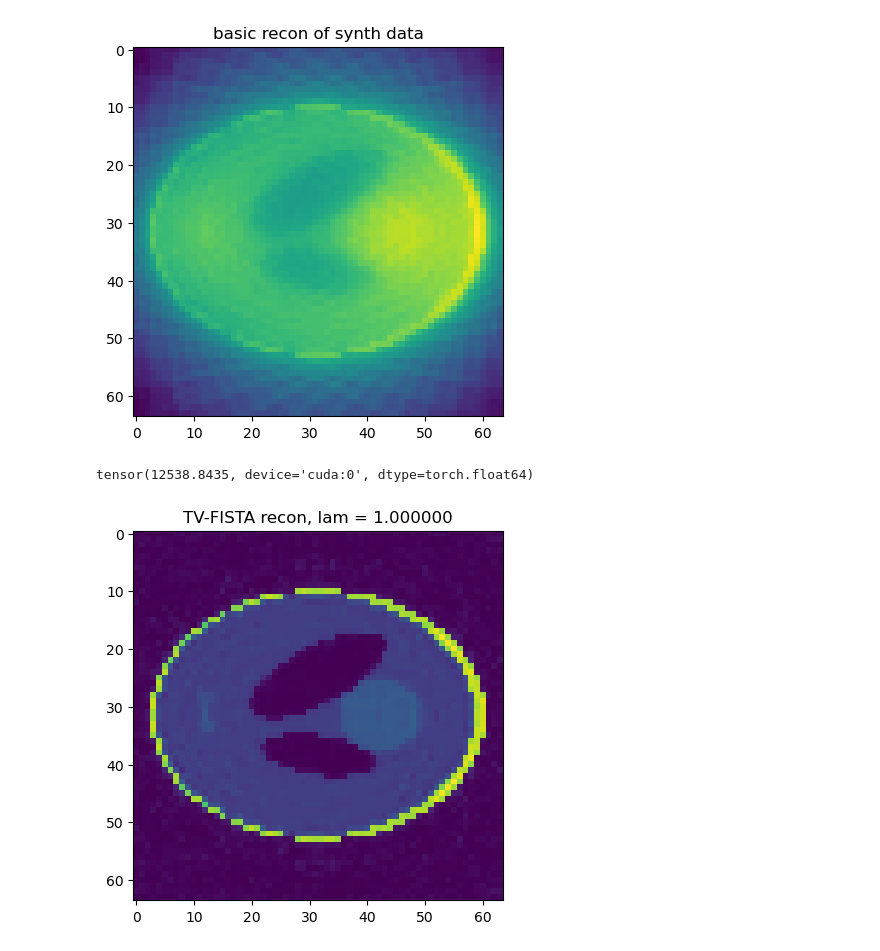
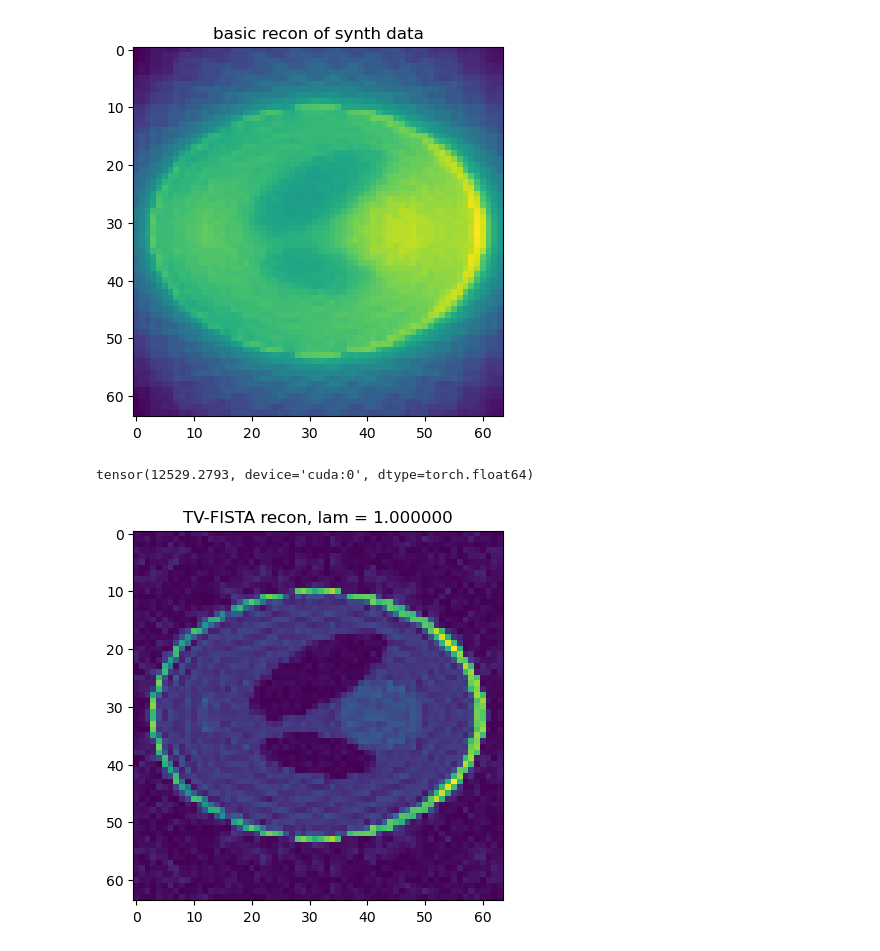
Before and after one commit to fmrifrey/pyrec, a Jupyter notebook: sensetest2d.ipynb, the cells around one changed output. Cells and saved outputs as stored; diff of their text form; code cells hidden in the pictures.

Commit message:
fixed reshapes for torchkbnufft

```diff
--- a/sensetest2d.ipynb
+++ b/sensetest2d.ipynb
@@ -61,16 +61,16 @@ klocs = torch.tensor(klocs).to(device)
 nufft_ob = tkbn.KbNufft(im_size=(N,N),device=device)
 adjnufft_ob = tkbn.KbNufftAdjoint(im_size=(N,N),device=device)
 
-smaps = utils.phantom.simsmaps((N,N,1)).squeeze().to(device)
+smaps = utils.phantom.simsmaps((N,N,1)).squeeze().unsqueeze(0).to(device)
 
 def A_fwd(x):
-    return nufft_ob(x.unsqueeze(0).unsqueeze(0),klocs,smaps=smaps.unsqueeze(0))
+    return nufft_ob(x,klocs,smaps=smaps)
 def A_adj(b):
-    return adjnufft_ob(b,klocs,smaps=smaps.unsqueeze(0)).clone().squeeze()
+    return adjnufft_ob(b,klocs,smaps=smaps)
 
 # show a sense map
 plt.figure(0)
-plt.imshow(np.absolute(smaps[1,:,:].squeeze().cpu().numpy()))
+plt.imshow(np.absolute(smaps[0,0,:,:].squeeze().cpu().numpy()))
 plt.title('SENSE map (coil 1)')
 plt.show()
 # %% [output]
@@ -78,28 +78,28 @@ plt.show()
 # %%
 # synthesize kspace data and show basic recon
-kdata = A_fwd(p)
+kdata = A_fwd(p.unsqueeze(0).unsqueeze(0))
 
 plt.figure(0)
-plt.imshow(np.absolute(A_adj(kdata).cpu().numpy()))
+plt.imshow(np.absolute(A_adj(kdata).squeeze().cpu().numpy()))
 plt.title('basic recon of synth data')
 plt.show()
 # %% [output]
 [figure]
 # %%
 # estimate the Lipschitz constant using power iteration
-L = utils.opt.pwritr(A_fwd,A_adj,p)
+L = utils.opt.pwritr(A_fwd,A_adj,p.unsqueeze(0).unsqueeze(0))
 print(L)
 # %% [output]
-tensor(12538.8435, device='cuda:0', dtype=torch.float64)
+tensor(12529.2793, device='cuda:0', dtype=torch.float64)
 # %%
 # recon the image
 lam = 1
 niter = 300
-x_star, cost, x_set = tvdeblur(A_fwd, A_adj, kdata, lam=lam, niter=niter, L=L, chat=0)
+x_star, x_set = tvdeblur(A_fwd, A_adj, kdata, lam=lam, niter=niter, L=L)
 
 plt.figure(0)
-plt.imshow(np.absolute(x_star.cpu().numpy()))
+plt.imshow(np.absolute(x_star.squeeze().cpu().numpy()))
 plt.title('TV-FISTA recon, lam = %f' % lam)
 plt.show()
 # %% [output]
-[figure, old version]
+[figure, new version]
```
Also changed, not shown: parts of 2 cells of this notebook, 2 other files.
